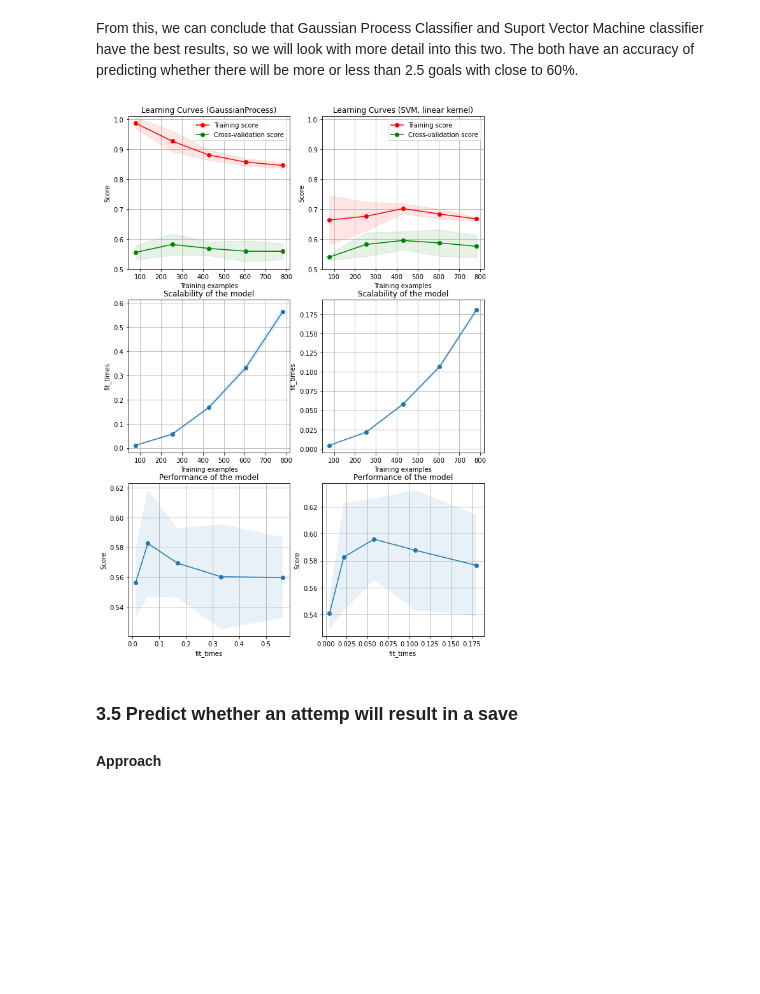
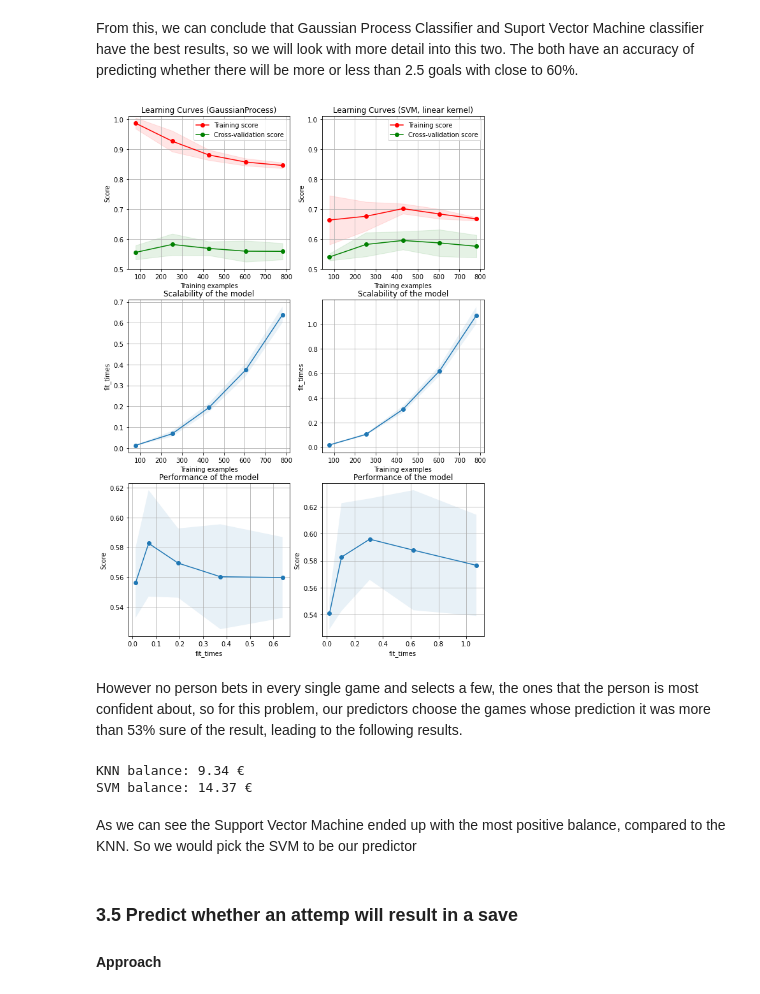
Before and after one commit to gmtorres/MIEIC_19_20_IART, a Jupyter notebook: Proj2/report.ipynb, the cells around one changed output. Drawn from its saved outputs; the diff is of its cells as text; code cells hidden in the pictures; blank space fills up the shorter version.

```diff
--- a/Proj2/report.ipynb
+++ b/Proj2/report.ipynb
@@ -1077,23 +1163,25 @@ From this, we can conclude that Gaussian Process Classifier and Suport Vector Ma
 # %%
 fig, axes = plt.subplots(3, 2, figsize=(10, 15))
 
+estimator1 = GaussianProcessClassifier(max_iter_predict = 50, n_restarts_optimizer = 0, warm_start = True)
+estimator2 = svm.SVC(gamma = 'scale', kernel = 'rbf',probability=True)
 
 title = "Learning Curves (GaussianProcess)"
 # Cross validation with 100 iterations to get smoother mean test and train
 # score curves, each time with 20% data randomly selected as a validation set.
 cv = ShuffleSplit(n_splits=10, test_size=0.2, random_state=0)
 
-estimator = GaussianProcessClassifier(max_iter_predict = 50, n_restarts_optimizer = 0, warm_start = True)
-plot_learning_curve(estimator, title, X, y, axes=axes[:, 0], ylim=(0.5, 1.01),
+plot_learning_curve(estimator1, title, X, y, axes=axes[:, 0], ylim=(0.5, 1.01),
                     cv=cv, n_jobs=4)
 
 title = r"Learning Curves (SVM, linear kernel)"
 # SVC is more expensive so we do a lower number of CV iterations:
 cv = ShuffleSplit(n_splits=5, test_size=0.2, random_state=0)
-estimator = svm.SVC(gamma = 'scale', kernel = 'rbf')
-plot_learning_curve(estimator, title, X, y, axes=axes[:, 1], ylim=(0.5, 1.01),
+plot_learning_curve(estimator2, title, X, y, axes=axes[:, 1], ylim=(0.5, 1.01),
                     cv=cv, n_jobs=4)
 
 plt.show()
 # %% [output]
-[figure, old version]
+[figure, new version]
+# %% [markdown]
+However no person bets in every single game and selects a few, the ones that the person is most confident about, so for this problem, our predictors choose the games whose prediction it was more than 53% sure of the result, leading to the following results.
@@ -1100,3 +1223,11 @@ plt.show()
+# %%
+print('KNN balance: {:.2f} €'.format(data1['balance'].sum()))
+print('SVM balance: {:.2f} €'.format(data2['balance'].sum()))
+# %% [output]
+KNN balance: 9.34 €
+SVM balance: 14.37 €
+# %% [markdown]
+As we can see the Support Vector Machine ended up with the most positive balance, compared to the KNN. So we would pick the SVM to be our predictor
 # %% [markdown]
 ### 3.5 Predict whether an attemp will result in a save
 #### Approach
```
Also changed, not shown: parts of 17 cells of this notebook, 1 other file.
